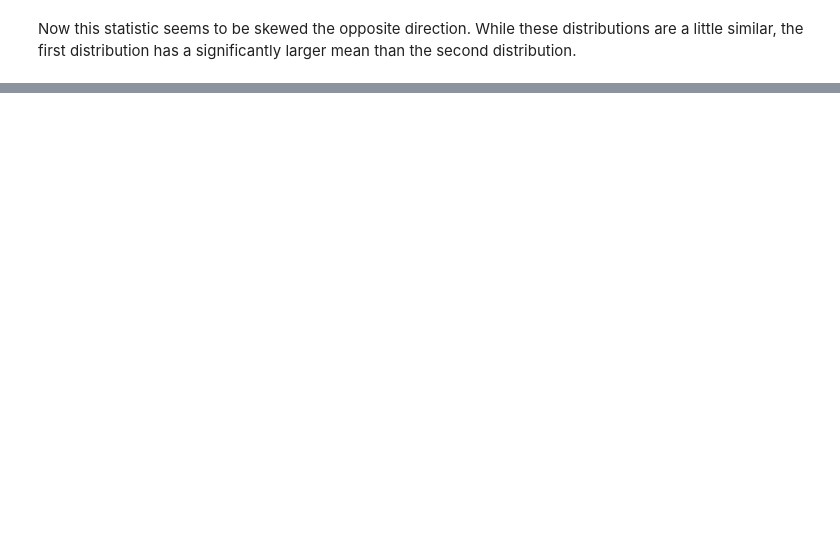
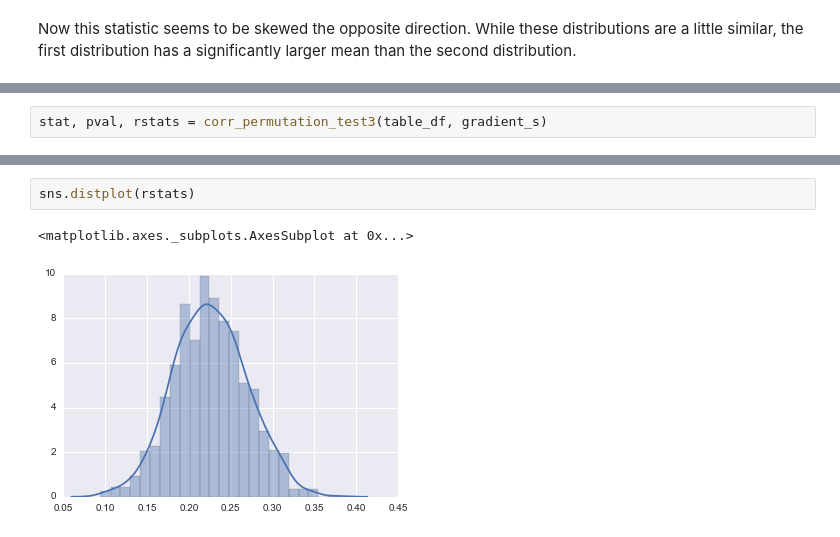
Before and after one commit to knightlab-analyses/horseshoe-analyses, a Jupyter notebook: ipynb/band_statistic.ipynb, the cells around one changed output, grey strips where cells are left out. Saved outputs shown, nothing was run; the diff lists cells and outputs as text; blank space fills up the shorter version.

```diff
--- a/ipynb/band_statistic.ipynb
+++ b/ipynb/band_statistic.ipynb
@@ -180,0 +359,2 @@ the first distribution has a significantly larger mean than the second distribut
+# %%
+stat, pval, rstats = corr_permutation_test3(table_df, gradient_s)
@@ -180,0 +365,5 @@ the first distribution has a significantly larger mean than the second distribut
+# %%
+sns.distplot(rstats)
+# %% [output]
+<matplotlib.axes._subplots.AxesSubplot at 0x...>
+[figure, added]
```
Also changed, not shown: parts of 33 cells of this notebook.
